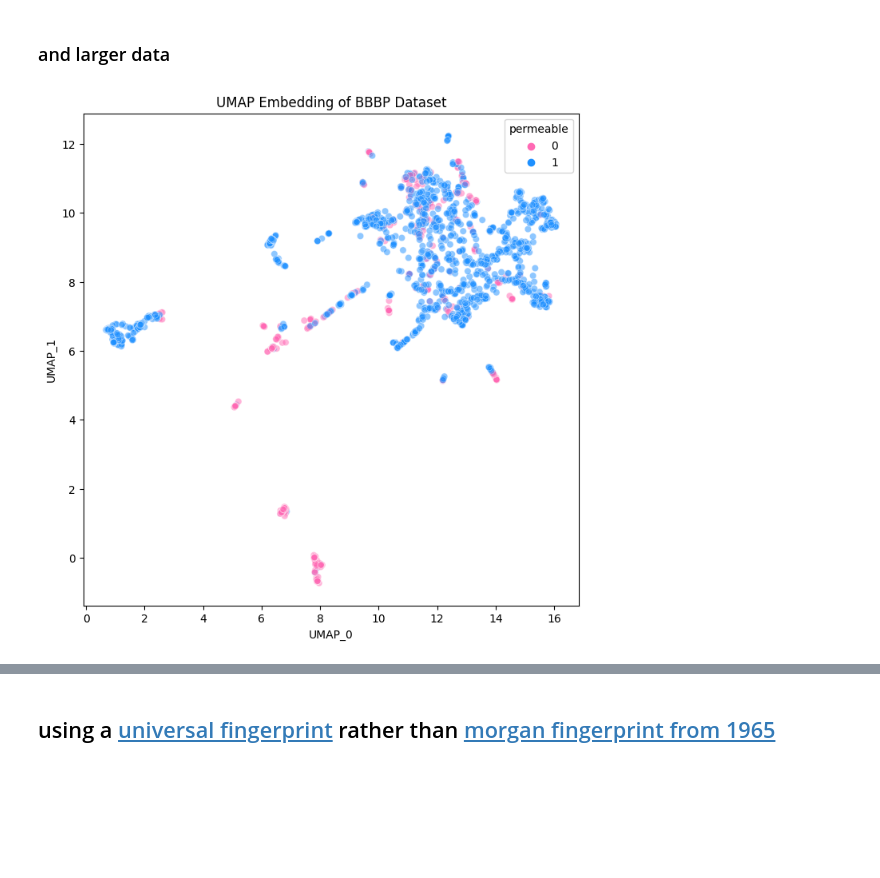
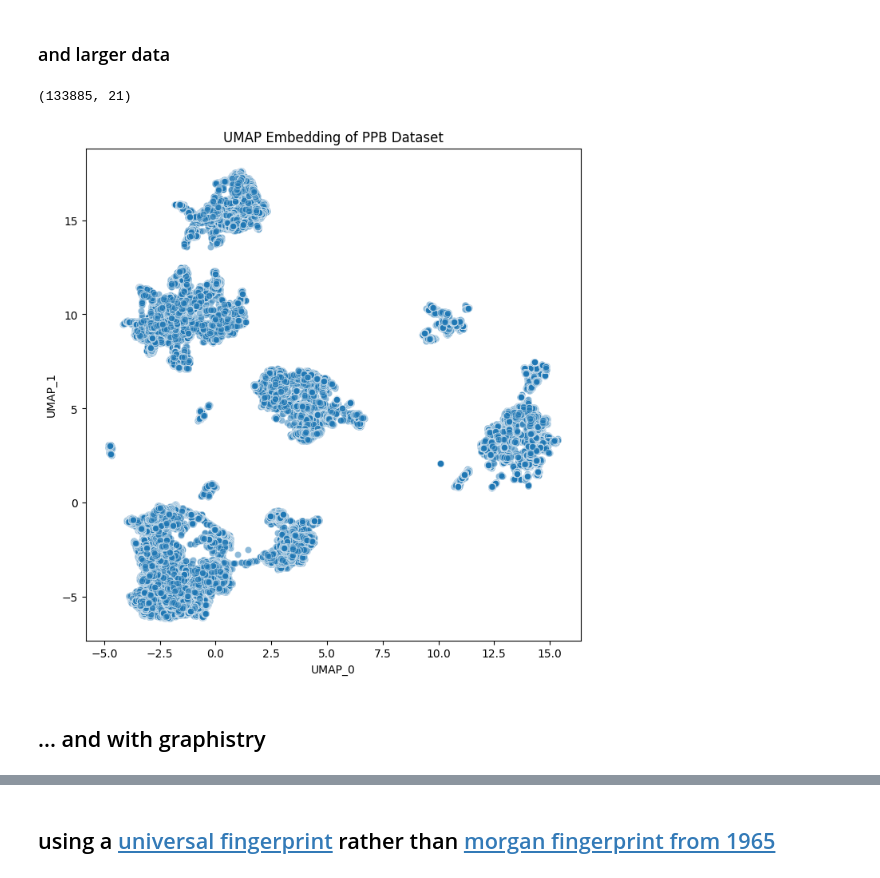
Before and after one commit to dcolinmorgan/grph, a Jupyter notebook: accelerating_chemical_mappings.ipynb, the cells around one changed output, grey strips where cells are left out. Saved outputs shown, nothing was run; the diff lists cells and outputs as text; code cells hidden in the pictures; blank space fills up the shorter version.

```diff
--- a/accelerating_chemical_mappings.ipynb
+++ b/accelerating_chemical_mappings.ipynb
@@ -176,34 +256,37 @@ PPB["UMAP_0"], PPB["UMAP_1"] = X_umap[:,0], X_umap[:,1]
 ### and larger data
 # %%
 PPB = pd.read_csv("https://deepchemdata.s3-us-west-1.amazonaws.com/datasets/qm9.csv")
-ecfp_descriptors, keep_idx = compute_ecfp_descriptors(PPB["smiles"])
-PPB = PPB.iloc[keep_idx]
-%%time
+t=time.time()
 #Compute ECFP Descriptors
 ecfp_descriptors, keep_idx = compute_ecfp_descriptors(PPB["smiles"])
 PPB = PPB.iloc[keep_idx]
-PPB.shape
+print(PPB.shape)
+print(time.time()-t)
+# %% [output]
+(133885, 21)
 # %%
-%%time
+t=time.time()
 umap_model = umap.UMAP(metric = "jaccard",
                       n_neighbors = 25,
                       n_components = 2,
                       low_memory = False,
                       min_dist = 0.001)
 X_umap = umap_model.fit_transform(ecfp_descriptors)
 PPB["UMAP_0"], PPB["UMAP_1"] = X_umap[:,0], X_umap[:,1]
+print(time.time()-t)
+palette = sns.color_palette(["hotpink", "dodgerblue"])
+for method in ["UMAP"]:
+    plt.figure(figsize=(8,8))
+    sns.scatterplot(data=PPB,
+                    x=f"{method}_0",
+                    y=f"{method}_1",
+                    # hue="permeable",
+                    alpha=0.5,
+                    palette=palette)
+    plt.title(f"{method} Embedding of PPB Dataset")
+    plt.show()
+# %% [output]
+[figure, added]
-# %%
-palette = sns.color_palette(["hotpink", "dodgerblue"])
-for method in ["UMAP"]:
-    plt.figure(figsize=(8,8))
-    sns.scatterplot(data=PPB,
-                    x=f"{method}_0",
-                    y=f"{method}_1",
-                    hue="permeable",
-                    alpha=0.5,
-                    palette=palette)
-    plt.title(f"{method} Embedding of PPB Dataset")
-    plt.show()
-# %% [output]
-[figure, removed]
+# %% [markdown]
+## ... and with graphistry
 # %%
```
Also changed, not shown: parts of 21 cells of this notebook.
